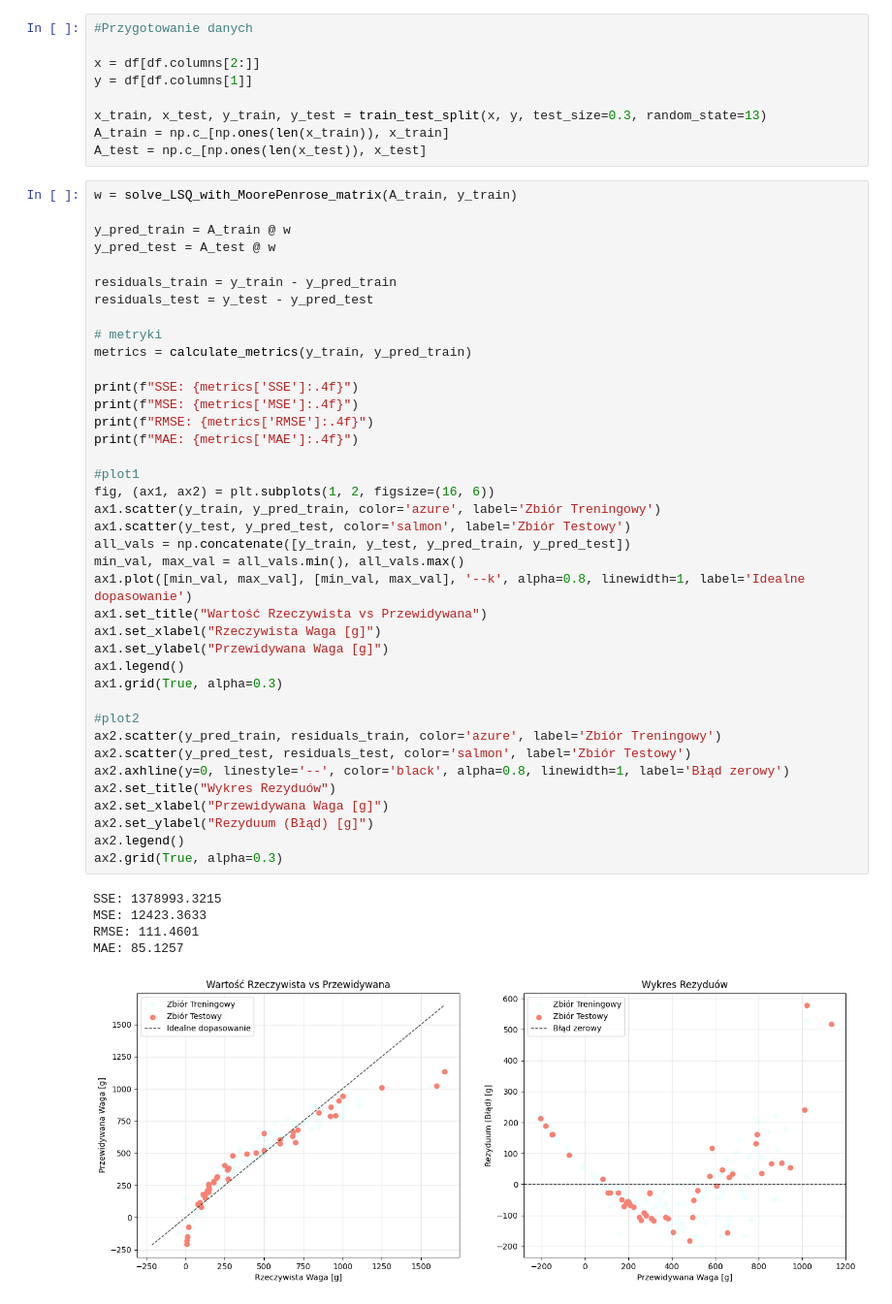
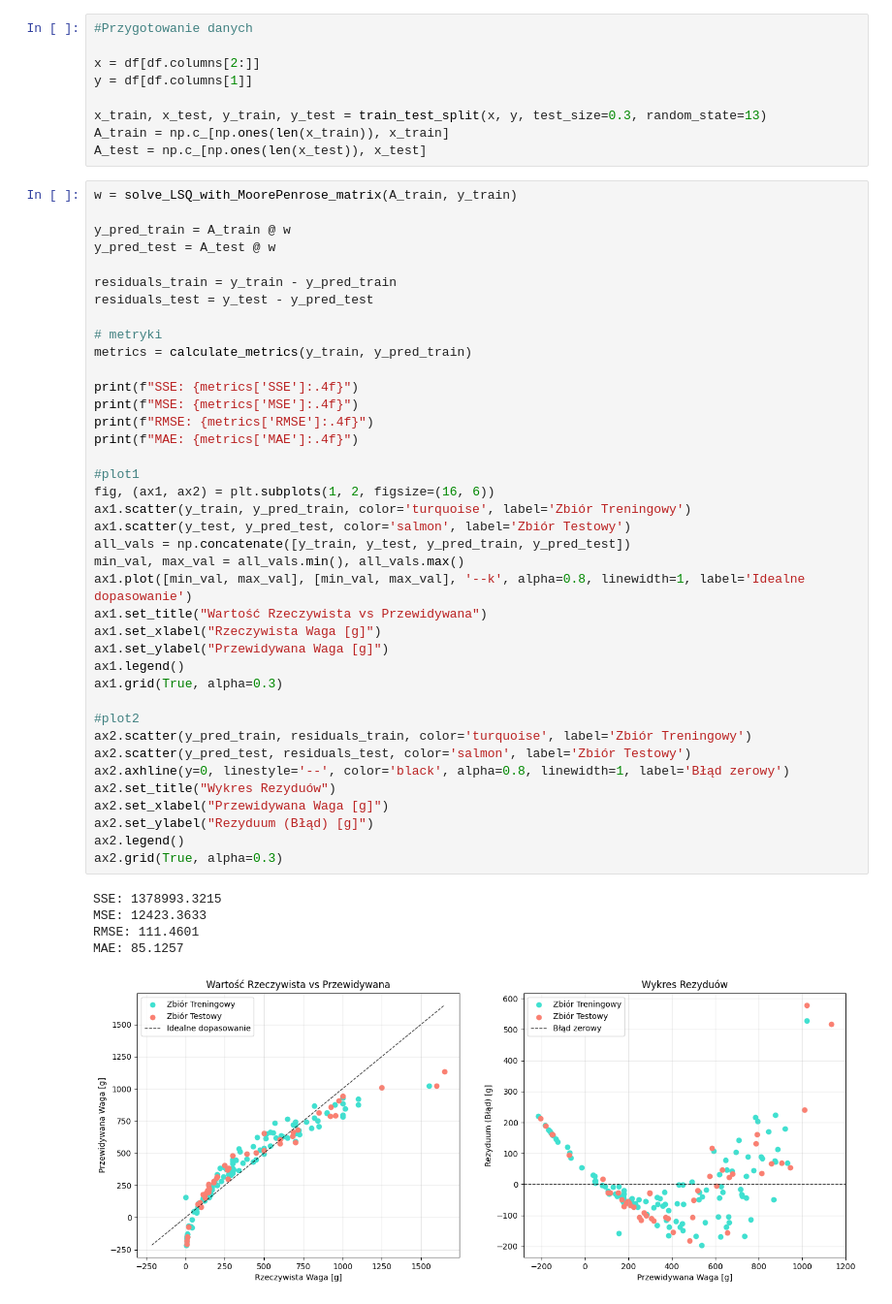
Before and after one commit to dmitrykitty/least-squares-approximation, a Jupyter notebook: solution.ipynb, the cells around one changed output. Shown at 97% size. Saved outputs shown, nothing was run; the diff lists cells and outputs as text.

Commit message:
color changed

```diff
--- a/solution.ipynb
+++ b/solution.ipynb
@@ -432,33 +432,33 @@ metrics = calculate_metrics(y_train, y_pred_train)
 print(f"SSE: {metrics['SSE']:.4f}")
 print(f"MSE: {metrics['MSE']:.4f}")
 print(f"RMSE: {metrics['RMSE']:.4f}")
 print(f"MAE: {metrics['MAE']:.4f}")
 
 #plot1
 fig, (ax1, ax2) = plt.subplots(1, 2, figsize=(16, 6))
-ax1.scatter(y_train, y_pred_train, color='azure', label='Zbiór Treningowy')
+ax1.scatter(y_train, y_pred_train, color='turquoise', label='Zbiór Treningowy')
 ax1.scatter(y_test, y_pred_test, color='salmon', label='Zbiór Testowy')
 all_vals = np.concatenate([y_train, y_test, y_pred_train, y_pred_test])
 min_val, max_val = all_vals.min(), all_vals.max()
 ax1.plot([min_val, max_val], [min_val, max_val], '--k', alpha=0.8, linewidth=1, label='Idealne dopasowanie')
 ax1.set_title("Wartość Rzeczywista vs Przewidywana")
 ax1.set_xlabel("Rzeczywista Waga [g]")
 ax1.set_ylabel("Przewidywana Waga [g]")
 ax1.legend()
 ax1.grid(True, alpha=0.3)
 
 #plot2
-ax2.scatter(y_pred_train, residuals_train, color='azure', label='Zbiór Treningowy')
+ax2.scatter(y_pred_train, residuals_train, color='turquoise', label='Zbiór Treningowy')
 ax2.scatter(y_pred_test, residuals_test, color='salmon', label='Zbiór Testowy')
 ax2.axhline(y=0, linestyle='--', color='black', alpha=0.8, linewidth=1, label='Błąd zerowy')
 ax2.set_title("Wykres Rezyduów")
 ax2.set_xlabel("Przewidywana Waga [g]")
 ax2.set_ylabel("Rezyduum (Błąd) [g]")
 ax2.legend()
 ax2.grid(True, alpha=0.3)
 # %% [output]
 SSE: 1378993.3215
 MSE: 12423.3633
 RMSE: 111.4601
 MAE: 85.1257
-[figure, old version]
+[figure, new version]
```
Also changed, not shown: parts of 2 cells of this notebook.
